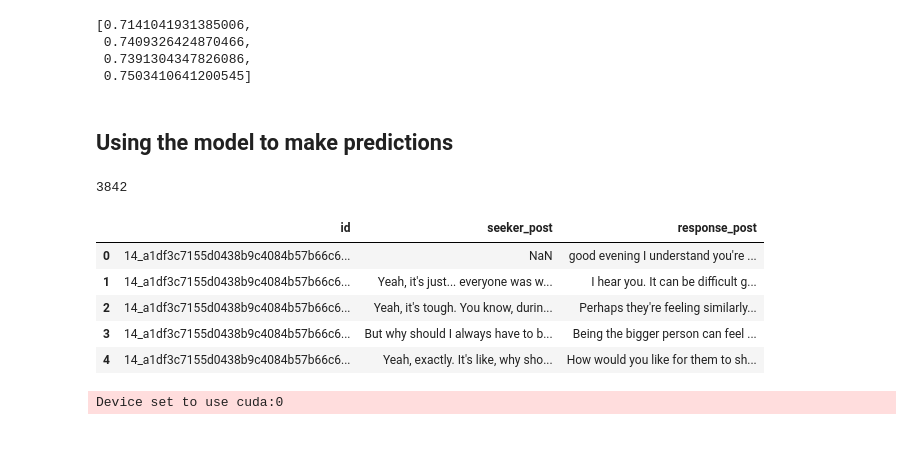
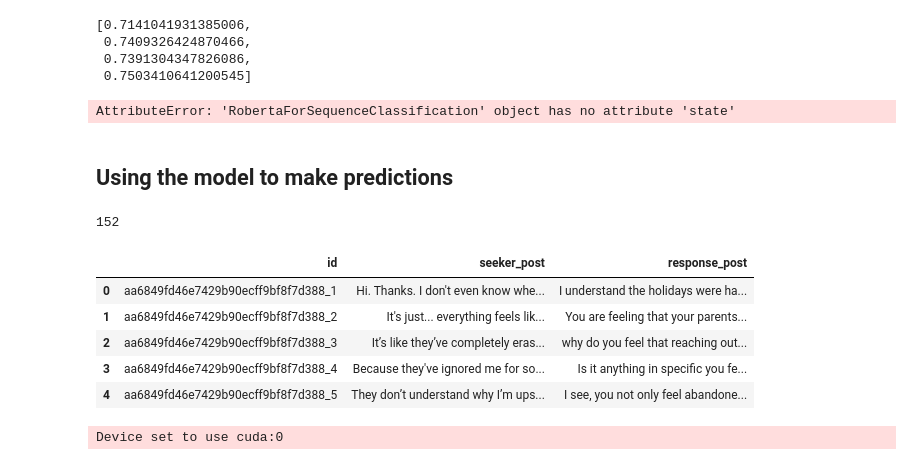
Before and after one commit to SALT-NLP/counseling-feedback, a Jupyter notebook: 2025-03-04-classifier-downsample-upweight-Empathy-goodareas-best.ipynb, the cells around one changed output. Saved outputs shown, nothing was run; the diff lists cells and outputs as text; code cells hidden in the pictures.

```diff
--- a/2025-03-04-classifier-downsample-upweight-Empathy-goodareas-best.ipynb
+++ b/2025-03-04-classifier-downsample-upweight-Empathy-goodareas-best.ipynb
@@ -583,23 +586,26 @@ f1scores
+# %%
+best_model.state
+# %% [output]
+AttributeError: 'RobertaForSequenceClassification' object has no attribute 'state'
 # %% [markdown]
 ## Using the model to make predictions
 # %%
 import pandas as pd
 
-
-condition = "control"
-# condition = "treatment"
-# input_data = pd.read_csv(f"../Empathy-Mental-Health/dataset/all_{condition}_seekerhelper_pairs.csv")
-input_data = pd.read_csv("N94_all_seekerhelper_pairs.csv")
+# condition = "control"
+condition = "treatment"
+input_data = pd.read_csv(f"./all_{condition}_seekerhelper_pairs.csv")
+# input_data = pd.read_csv("N94_all_seekerhelper_pairs.csv")
 print(len(input_data))
 input_data.head()
 # %% [output]
-3842
+152
 |  | id | seeker_post | response_post |
-| 0 | 14_a1df3c7155d0438b9c4084b57b66c6... | NaN | good evening I understand you're ... |
-| 1 | 14_a1df3c7155d0438b9c4084b57b66c6... | Yeah, it's just... everyone was w... | I hear you. It can be difficult g... |
-| 2 | 14_a1df3c7155d0438b9c4084b57b66c6... | Yeah, it's tough. You know, durin... | Perhaps they're feeling similarly... |
-| 3 | 14_a1df3c7155d0438b9c4084b57b66c6... | But why should I always have to b... | Being the bigger person can feel ... |
-| 4 | 14_a1df3c7155d0438b9c4084b57b66c6... | Yeah, exactly. It's like, why sho... | How would you like for them to sh... |
+| 0 | aa6849fd46e7429b90ecff9bf8f7d388_1 | Hi. Thanks. I don't even know whe... | I understand the holidays were ha... |
+| 1 | aa6849fd46e7429b90ecff9bf8f7d388_2 | It's just... everything feels lik... | You are feeling that your parents... |
+| 2 | aa6849fd46e7429b90ecff9bf8f7d388_3 | It’s like they’ve completely eras... | why do you feel that reaching out... |
+| 3 | aa6849fd46e7429b90ecff9bf8f7d388_4 | Because they've ignored me for so... | Is it anything in specific you fe... |
+| 4 | aa6849fd46e7429b90ecff9bf8f7d388_5 | They don’t understand why I’m ups... | I see, you not only feel abandone... |
 # %%
 from transformers import pipeline
 
```
Also changed, not shown: parts of 7 cells of this notebook, 2 other files.
